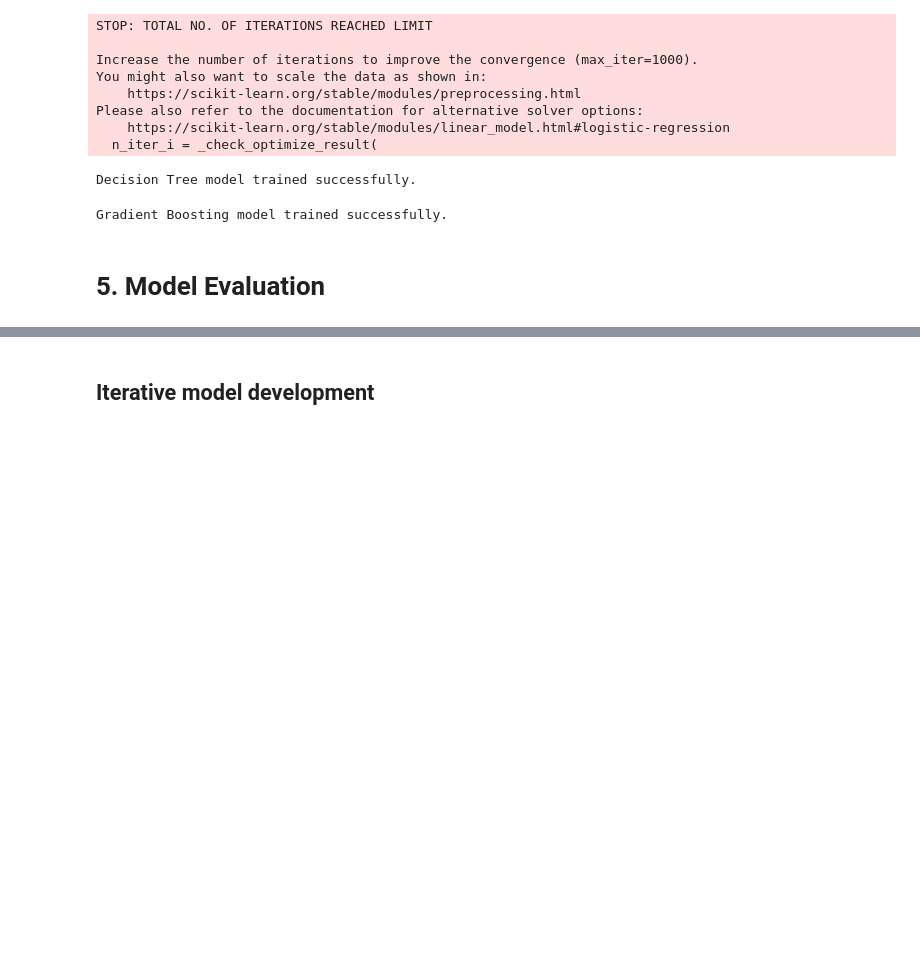
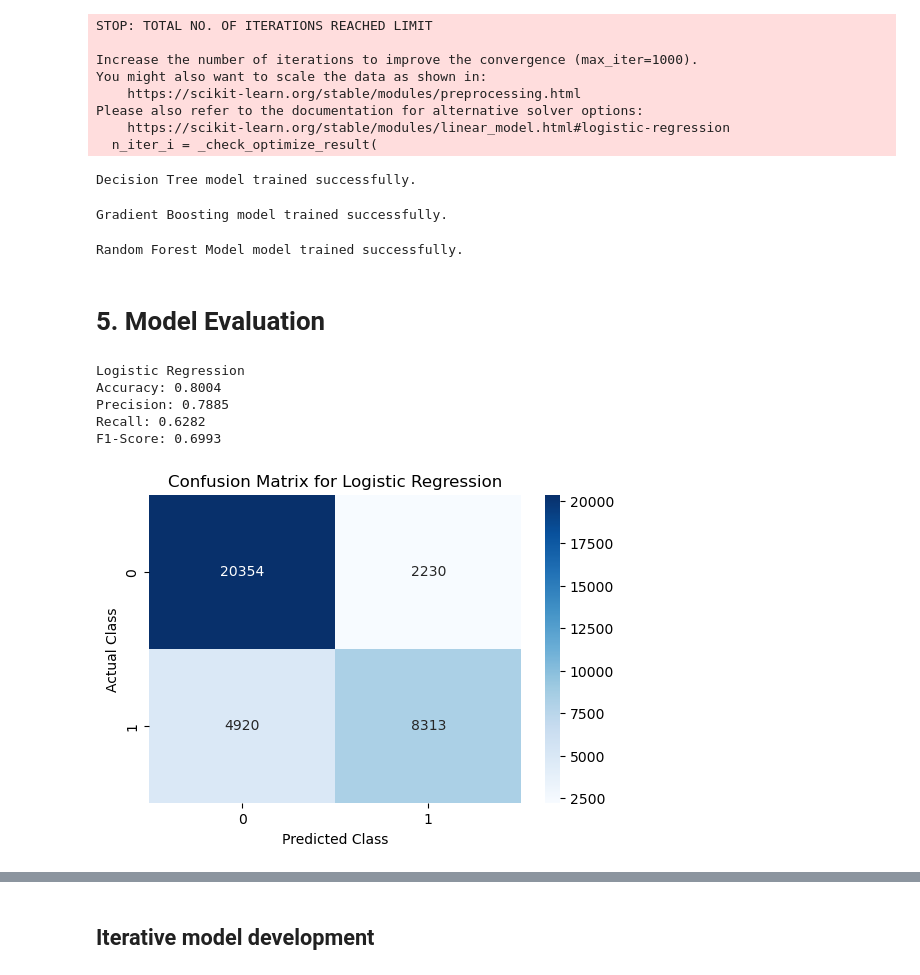
Before and after one commit to yixqinggg/mldp_hotel_booking_prediction, a Jupyter notebook: hotel_booking_cancellation_prediction.ipynb, the cells around one changed output, grey strips where cells are left out. Saved outputs shown, nothing was run; the diff lists cells and outputs as text; code cells hidden in the pictures; blank space fills up the shorter version.

Commit message:
Evaluate Logistic Regression Model

```diff
--- a/hotel_booking_cancellation_prediction.ipynb
+++ b/hotel_booking_cancellation_prediction.ipynb
@@ -656,8 +656,50 @@ rf = RandomForestClassifier(
 # train model using training dataset
 rf.fit(X_train, y_train)
 
-print("Random FOrest Model model trained successfully.")
+print("Random Forest Model model trained successfully.")
+# %% [output]
+Random Forest Model model trained successfully.
 # %% [markdown]
 # 5. Model Evaluation
 # %%
-## Evaluate model
+# generate predictions using the test dataset
+logr_pred = logr.predict(X_test)
+
+# calculate the evaluation metrics
+logr_accuracy = accuracy_score(y_test, logr_pred)
+logr_precision = precision_score(y_test, logr_pred, zero_division=0)
+logr_recall = recall_score(y_test, logr_pred, zero_division=0)
+logr_f1 = f1_score(y_test, logr_pred, zero_division=0)
+
+# display the evaluation metrics
+print("Logistic Regression")
+print("Accuracy:", round(logr_accuracy, 4))
+print("Precision:", round(logr_precision, 4))
+print("Recall:", round(logr_recall, 4))
+print("F1-Score:", round(logr_f1, 4))
+# %% [output]
+Logistic Regression
+Accuracy: 0.8004
+Precision: 0.7885
+Recall: 0.6282
+F1-Score: 0.6993
+# %%
+# create the confusion matrix
+logr_cm = confusion_matrix(y_test, logr_pred)
+
+# plot the confusion matrix
+plt.figure(figsize=(6, 4))
+
+sns.heatmap(
+    logr_cm,
+    annot=True,
+    fmt="d",
+    cmap="Blues"
+)
+
+plt.title("Confusion Matrix for Logistic Regression")
+plt.xlabel("Predicted Class")
+plt.ylabel("Actual Class")
+plt.show()
+# %% [output]
+[figure, added]
```
Also changed, not shown: parts of 2 cells of this notebook.
